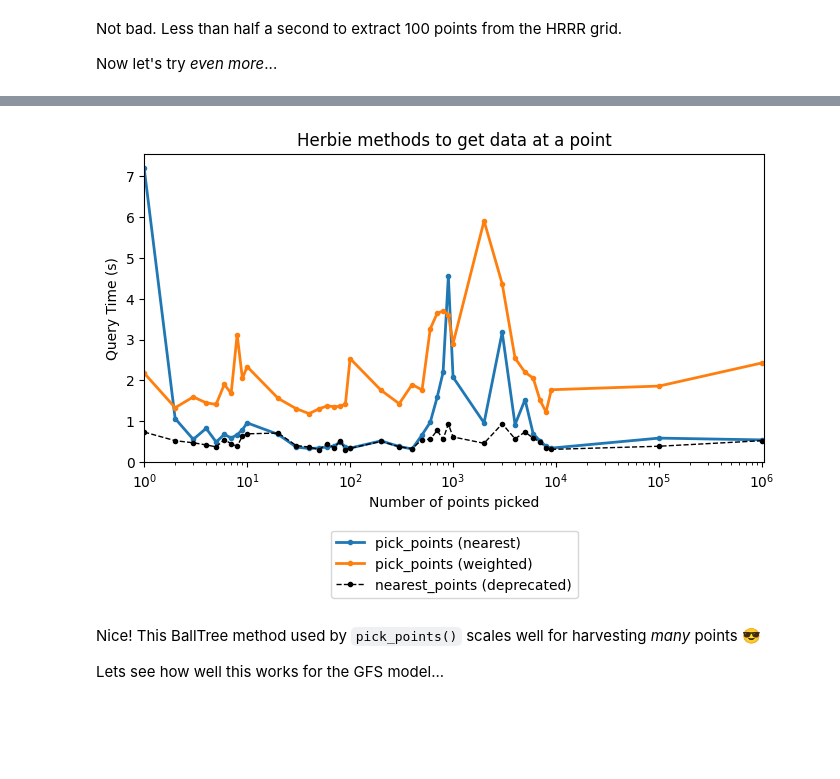
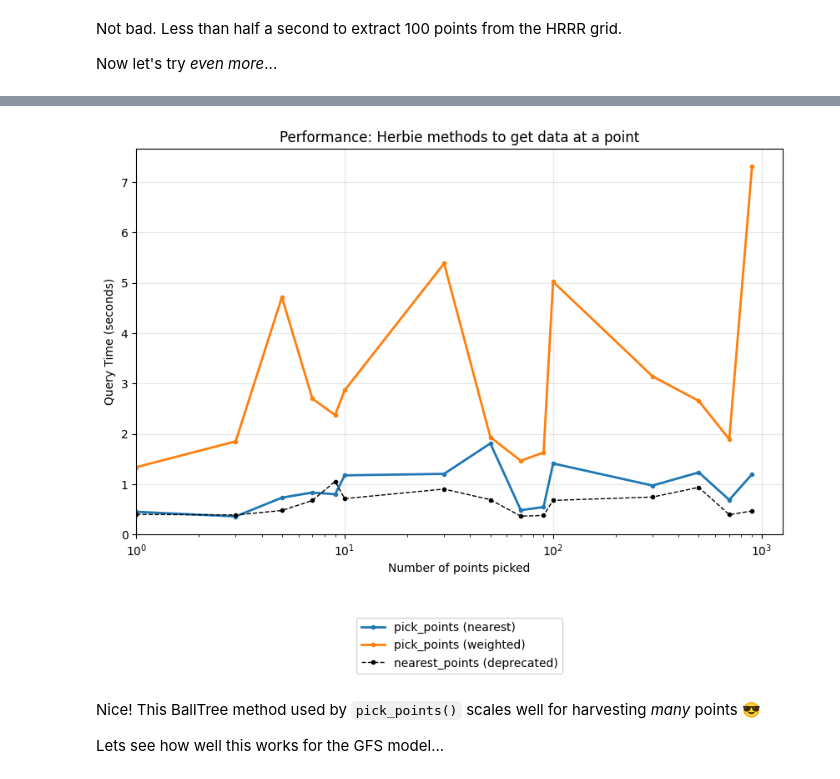
Before and after one commit to blaylockbk/Herbie, a Jupyter notebook: docs/user_guide/tutorial/accessor_notebooks/pick_points.ipynb, the cells around one changed output, grey strips where cells are left out. Cells and saved outputs as stored; diff of their text form; code cells hidden in the pictures; blank space fills up the shorter version.

Commit message:
updates to pick points and tutorial

```diff
--- a/docs/user_guide/tutorial/accessor_notebooks/pick_points.ipynb
+++ b/docs/user_guide/tutorial/accessor_notebooks/pick_points.ipynb
@@ -549,65 +683,55 @@ Now let's try _even more_...
 %%time
 
 n_samples = (
-    [1, 2, 3, 4, 5, 6, 7, 8, 9]
-    + list(range(10, 100, 10))
-    + list(range(100, 1_000, 100))
-    + list(range(1_000, 10_000, 1_000))
-    + [100_000, 1_000_000]
+    list(range(1, 10, 2)) + list(range(10, 100, 20)) + list(range(100, 1_000, 200))
+    # + list(range(1_000, 10_000, 2_000))
+    # + [100_000, 1_000_000]
 )
+
+times_pick_points_nearest = []
+times_pick_points_weighted = []
+times_nearest_points = []
 
 with warnings.catch_warnings():
     warnings.simplefilter("ignore")
 
-    # Timers for nearest_points (deprecated)
-    times_np = []
-    samples_np = []
+    for n in n_samples:
+        points = generate_test_points(ds, n)
 
-    # Timers for pick_points method='nearest'
-    times_pp = []
-    samples_pp = []
+        timer = pd.Timestamp("now")
+        _ = ds.herbie.nearest_points(points)
+        times_nearest_points.append((pd.Timestamp("now") - timer).total_seconds())
 
-    # Timers for pick_points method='weighted'
-    times_w = []
-    samples_w = []
+        timer = pd.Timestamp("now")
+        _ = ds.herbie.pick_points(points, method="nearest")
+        times_pick_points_nearest.append((pd.Timestamp("now") - timer).total_seconds())
 
-    for s in n_samples:
-        samples_np.append(s)
         timer = pd.Timestamp("now")
-        y1 = ds.herbie.nearest_points(points_self)
-        times_np.append((pd.Timestamp("now") - timer).total_seconds())
+        _ = ds.herbie.pick_points(points, method="weighted")
+        times_pick_points_weighted.append((pd.Timestamp("now") - timer).total_seconds())
 
-        samples_pp.append(s)
-        timer = pd.Timestamp("now")
-        y1 = ds.herbie.pick_points(points_self, method="nearest")
-        times_pp.append((pd.Timestamp("now") - timer).total_seconds())
+        print(f"✓ Completed {n:,} points")
 
-        samples_w.append(s)
-        timer = pd.Timestamp("now")
-        y1 = ds.herbie.pick_points(points_self, method="weighted")
-        times_w.append((pd.Timestamp("now") - timer).total_seconds())
-
-
-plt.figure(figsize=[8, 4])
-plt.plot(
-    samples_pp,
-    times_pp,
+fig, ax = plt.subplots(figsize=(10, 6))
+ax.plot(
+    n_samples,
+    times_pick_points_nearest,
     marker=".",
     lw=2,
     color="tab:blue",
     label="pick_points (nearest)",
 )
-plt.plot(
-    samples_w,
-    times_w,
+ax.plot(
+    n_samples,
+    times_pick_points_weighted,
     marker=".",
     lw=2,
     color="tab:orange",
     label="pick_points (weighted)",
 )
-plt.plot(
-    samples_np,
-    times_np,
+ax.plot(
+    n_samples,
+    times_nearest_points,
     marker=".",
     lw=1,
     color="k",
@@ -615,11 +739,12 @@ plt.plot(
     label="nearest_points (deprecated)",
 )
 
-plt.title("Herbie methods to get data at a point")
-plt.xlabel("Number of points picked")
-plt.ylabel("Query Time (s)")
-plt.ylim(ymin=0)
-plt.xlim(xmin=1)
-plt.legend(loc="upper center", bbox_to_anchor=[0.5, -0.2])
-plt.gca().set_xscale("log")
+ax.set_xscale("log")
+ax.set_title("Performance: Herbie methods to get data at a point")
+ax.set_xlabel("Number of points picked")
+ax.set_ylabel("Query Time (seconds)")
+ax.set_ylim(ymin=0)
+ax.set_xlim(xmin=1)
+ax.grid(True, alpha=0.3)
+ax.legend(loc="upper center", bbox_to_anchor=[0.5, -0.2])
 # %% [output]
@@ -628,4 +769,4 @@ Wall time: 2min 23s
-[figure, old version]
+[figure, new version]
 # %% [markdown]
 Nice! This BallTree method used by `pick_points()` scales well for harvesting _many_ points 😎
 
```
Also changed, not shown: parts of 31 cells of this notebook, 2 other files.
